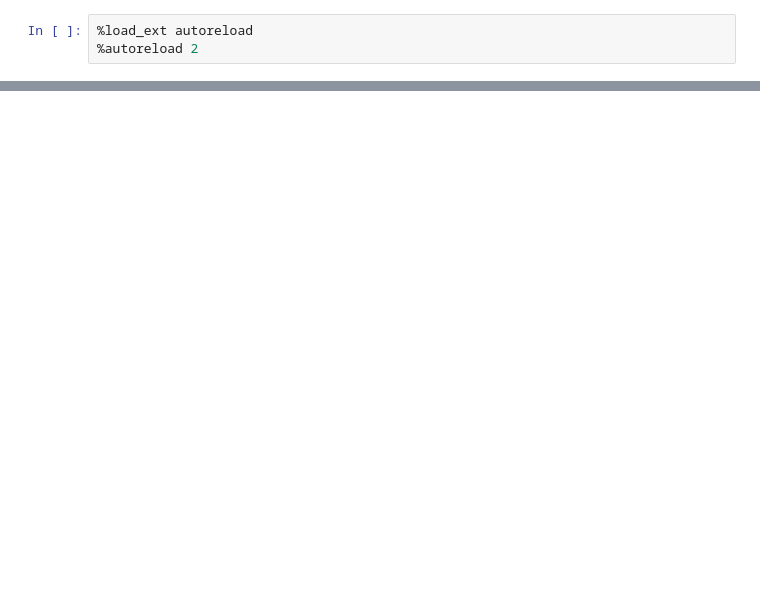
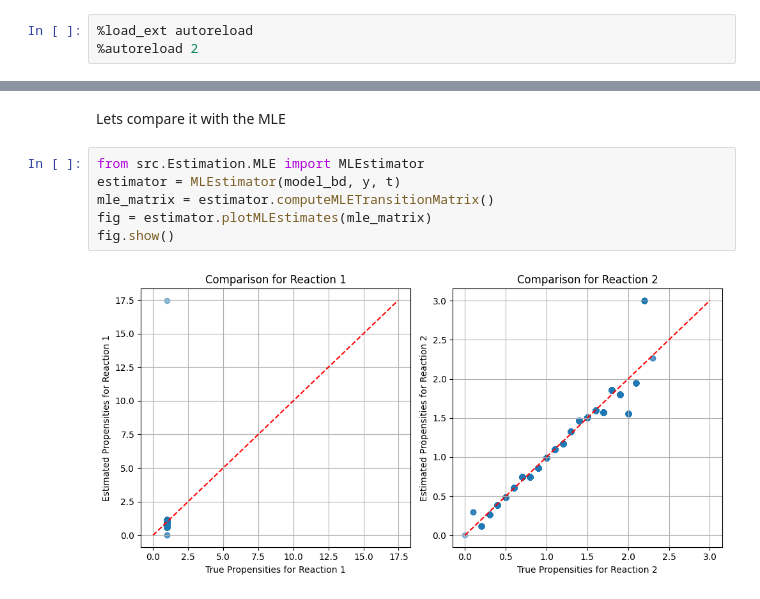
Before and after one commit to Mijan/NN-CTMC, a Jupyter notebook: Jupyter_notebooks/NN.ipynb, the cells around one changed output, grey strips where cells are left out. Saved outputs shown, nothing was run; the diff lists cells and outputs as text; blank space fills up the shorter version.

```diff
--- a/Jupyter_notebooks/NN.ipynb
+++ b/Jupyter_notebooks/NN.ipynb
@@ -23,0 +100,10 @@ BD_Model = tf.keras.models.Sequential([
+# %% [markdown]
+Lets compare it with the MLE
+# %%
+from src.Estimation.MLE import MLEstimator
+estimator = MLEstimator(model_bd, y, t)
+mle_matrix = estimator.computeMLETransitionMatrix()
+fig = estimator.plotMLEstimates(mle_matrix)
+fig.show()
+# %% [output]
+[figure, added]
```
Also changed, not shown: parts of 10 cells of this notebook, 1 other file.
